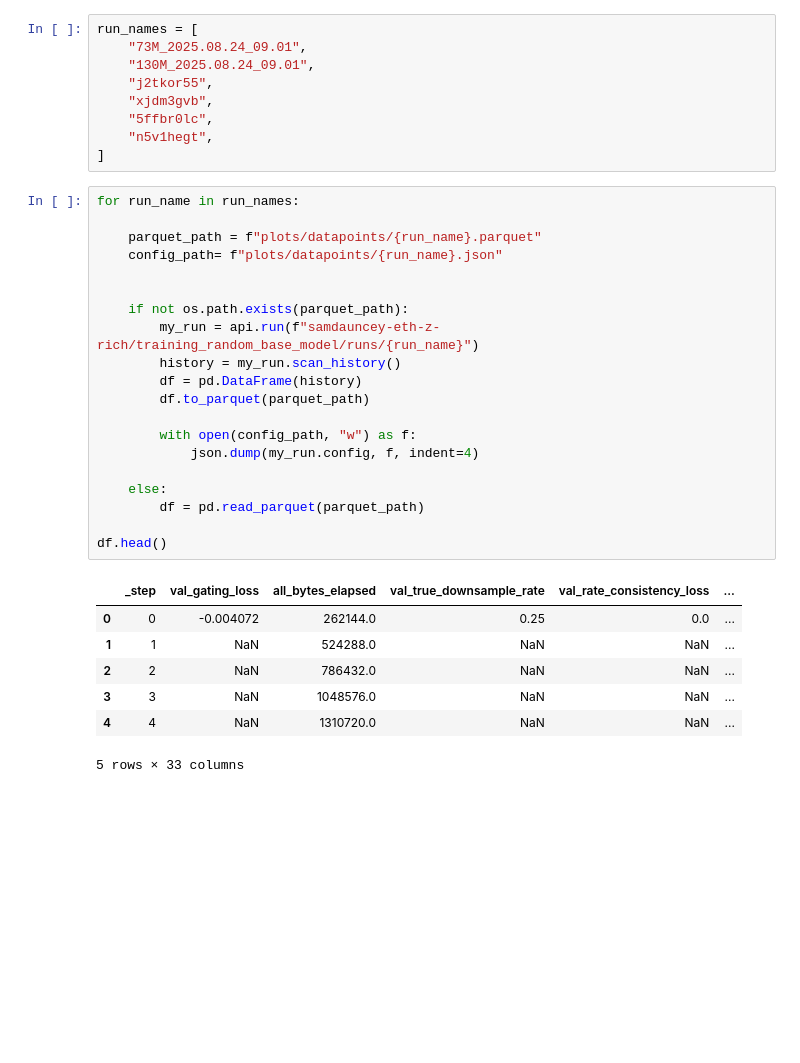
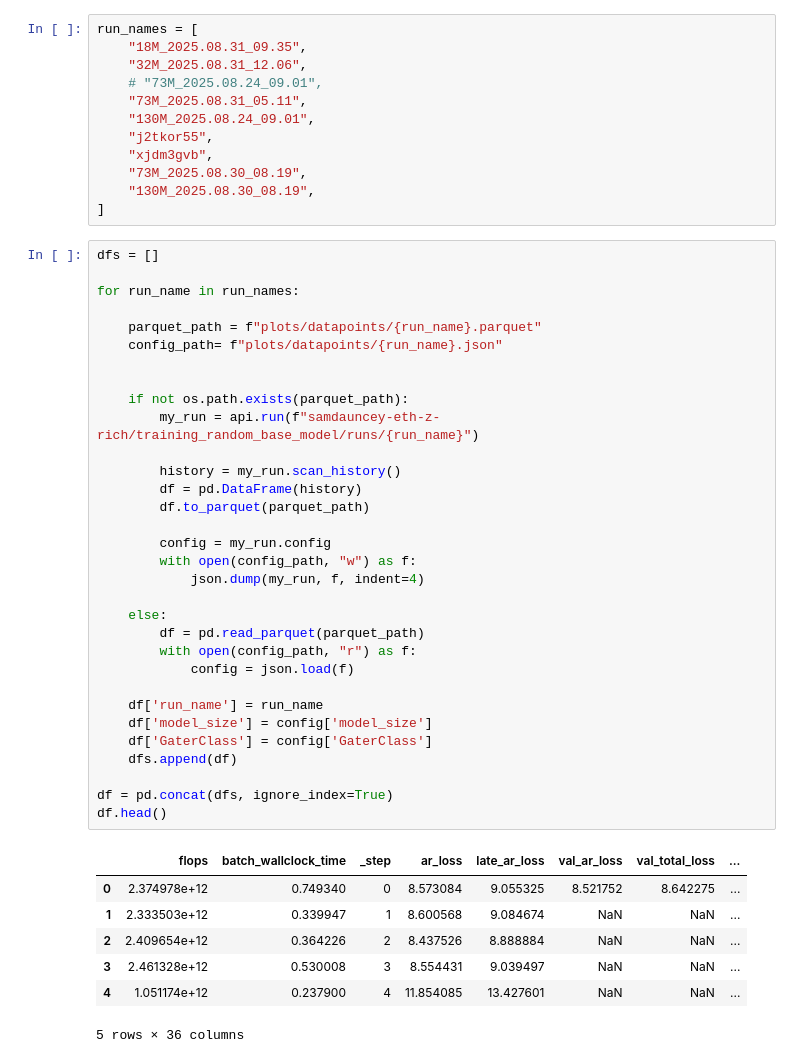
Before and after one commit to SamD770/bitter-lesson-tokenization, a Jupyter notebook: plots/scaling_plot.ipynb, the cells around one changed output. Drawn from its saved outputs; the diff is of its cells as text; blank space fills up the shorter version.

```diff
--- a/plots/scaling_plot.ipynb
+++ b/plots/scaling_plot.ipynb
@@ -8,41 +11,56 @@ wandb.login()
 api = wandb.Api()
 # %%
 run_names = [
-    "73M_2025.08.24_09.01",
+    "18M_2025.08.31_09.35",
+    "32M_2025.08.31_12.06",
+    # "73M_2025.08.24_09.01",
+    "73M_2025.08.31_05.11",
     "130M_2025.08.24_09.01",
     "j2tkor55",
     "xjdm3gvb",
-    "5ffbr0lc",
-    "n5v1hegt",
+    "73M_2025.08.30_08.19",
+    "130M_2025.08.30_08.19",
 ]
 # %%
+dfs = []
+
 for run_name in run_names:
 
     parquet_path = f"plots/datapoints/{run_name}.parquet"
     config_path= f"plots/datapoints/{run_name}.json"
 
 
     if not os.path.exists(parquet_path):
         my_run = api.run(f"samdauncey-eth-z-rich/training_random_base_model/runs/{run_name}")
+
         history = my_run.scan_history()
         df = pd.DataFrame(history)
         df.to_parquet(parquet_path)
 
+        config = my_run.config
         with open(config_path, "w") as f:
-            json.dump(my_run.config, f, indent=4)
+            json.dump(my_run, f, indent=4)
 
     else:
         df = pd.read_parquet(parquet_path)
+        with open(config_path, "r") as f:
+            config = json.load(f)
 
+    df['run_name'] = run_name
+    df['model_size'] = config['model_size']
+    df['GaterClass'] = config['GaterClass']
+    dfs.append(df)
+
+df = pd.concat(dfs, ignore_index=True)
 df.head()
 # %% [output]
-|  | _step | val_gating_loss | all_bytes_elapsed | val_true_downsample_rate | val_rate_consistency_loss | ... |
-| 0 | 0 | -0.004072 | 262144.0 | 0.25 | 0.0 | ... |
-| 1 | 1 | NaN | 524288.0 | NaN | NaN | ... |
-| 2 | 2 | NaN | 786432.0 | NaN | NaN | ... |
-| 3 | 3 | NaN | 1048576.0 | NaN | NaN | ... |
-| 4 | 4 | NaN | 1310720.0 | NaN | NaN | ... |
+|  | flops | batch_wallclock_time | _step | ar_loss | late_ar_loss | val_ar_loss | val_total_loss | ... |
+| 0 | 2.374978e+12 | 0.749340 | 0 | 8.573084 | 9.055325 | 8.521752 | 8.642275 | ... |
+| 1 | 2.333503e+12 | 0.339947 | 1 | 8.600568 | 9.084674 | NaN | NaN | ... |
+| 2 | 2.409654e+12 | 0.364226 | 2 | 8.437526 | 8.888884 | NaN | NaN | ... |
+| 3 | 2.461328e+12 | 0.530008 | 3 | 8.554431 | 9.039497 | NaN | NaN | ... |
+| 4 | 1.051174e+12 | 0.237900 | 4 | 11.854085 | 13.427601 | NaN | NaN | ... |
-5 rows × 33 columns
+5 rows × 36 columns
 # %%
 val_steps = df["val_true_downsample_rate"].notna()
 df_val = df[
```
Also changed, not shown: parts of 4 cells of this notebook, 37 other files.
